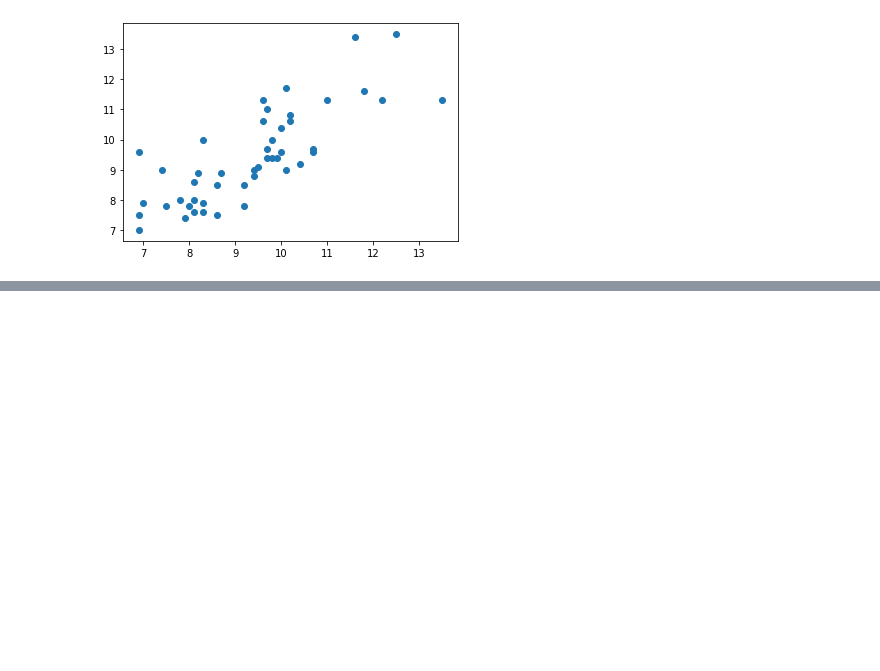
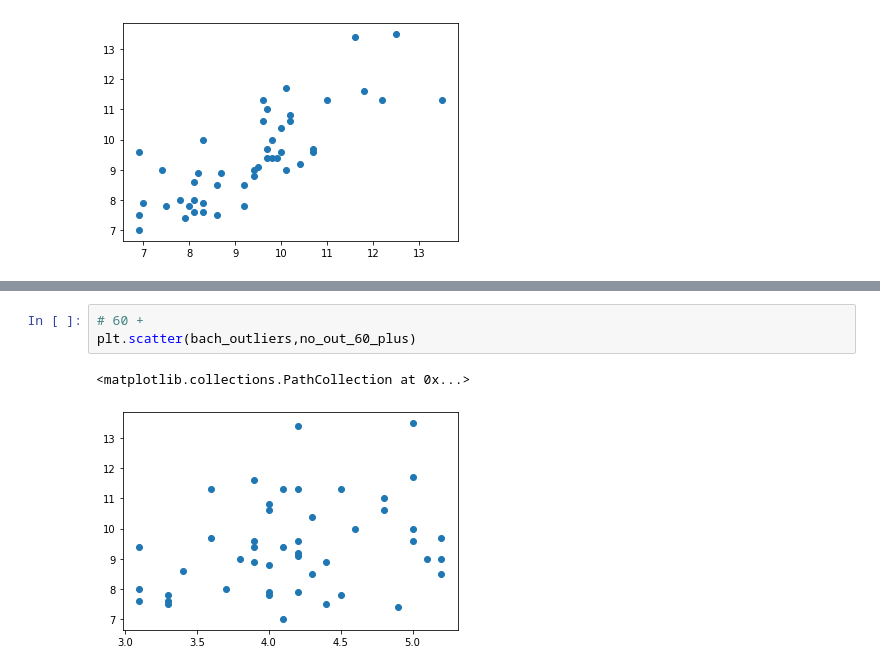
Before and after one commit to imagineLife/data-cleaner, a Jupyter notebook: Scatterplots.ipynb, the cells around one changed output, grey strips where cells are left out. Cells and saved outputs as stored; diff of their text form; blank space fills up the shorter version.

```diff
--- a/Scatterplots.ipynb
+++ b/Scatterplots.ipynb
@@ -208,0 +229,6 @@ plt.scatter(some_college_outliers,no_out_60_plus)
+# %%
+# 60 +
+plt.scatter(bach_outliers,no_out_60_plus)
+# %% [output]
+<matplotlib.collections.PathCollection at 0x...>
+[figure, added]
```
Also changed, not shown: parts of 4 cells of this notebook.
